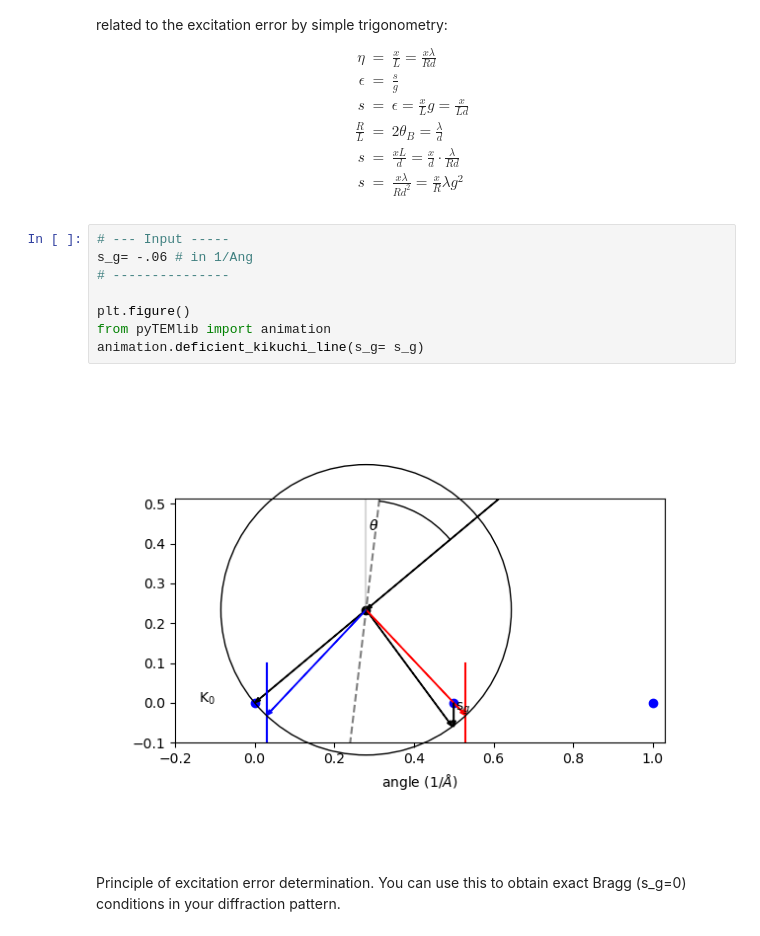
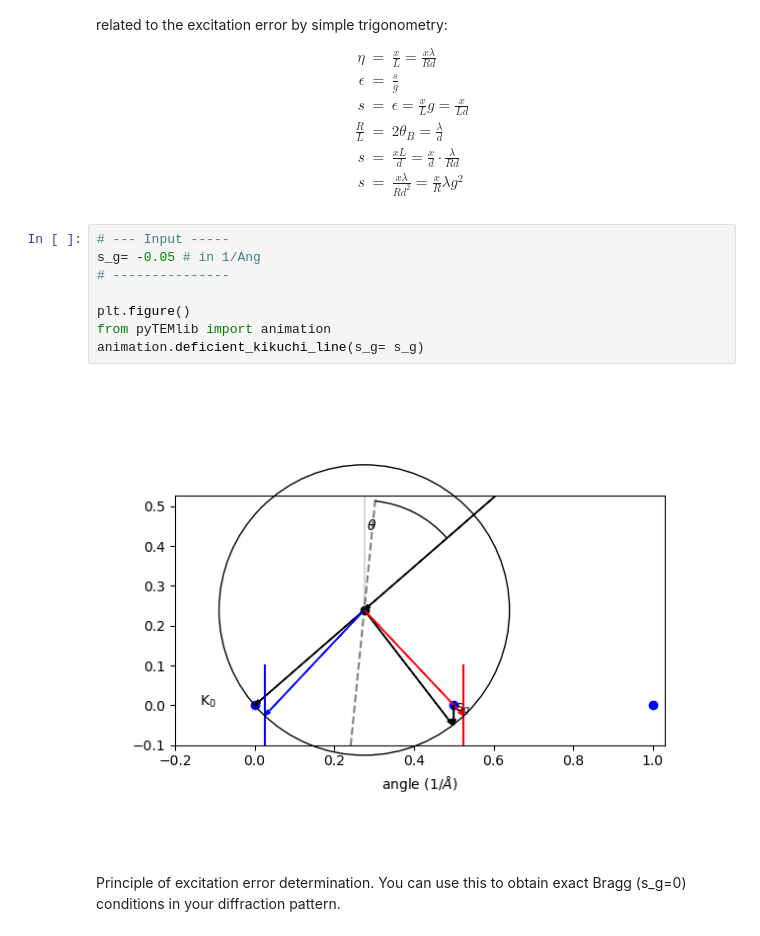
Before and after one commit to gduscher/MLSTEM2025, a Jupyter notebook: Day2/1b_Kikuchi.ipynb, the cells around one changed output. Saved outputs shown, nothing was run; the diff lists cells and outputs as text.

```diff
--- a/Day2/1b_Kikuchi.ipynb
+++ b/Day2/1b_Kikuchi.ipynb
@@ -506,14 +505,14 @@ s&=& \frac{x\lambda}{R d^2}=\frac{x}{R}\lambda g^2
 \end{eqnarray}
 # %%
 # --- Input -----
-s_g= -.06 # in 1/Ang
+s_g= -0.05 # in 1/Ang
 # ---------------
 
 plt.figure()
 from pyTEMlib import animation
 animation.deficient_kikuchi_line(s_g= s_g)
 # %% [output]
-[figure, old version]
+[figure, new version]
 # %% [markdown]
 Principle of excitation error determination. You can use this to obtain exact Bragg (s_g=0) conditions  in your diffraction pattern.
 # %% [markdown]
```
Also changed, not shown: parts of 3 cells of this notebook, 4 other files.
